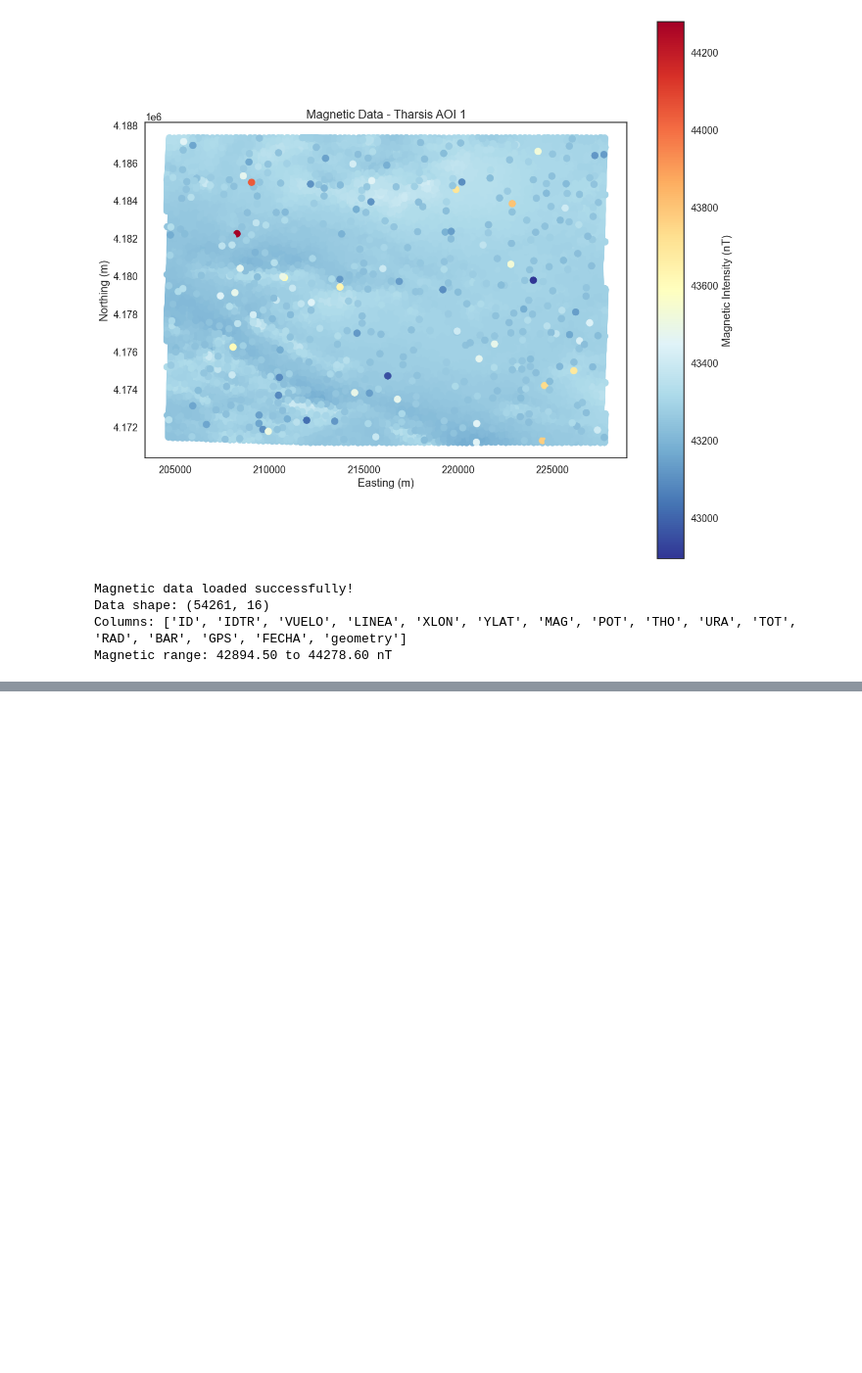
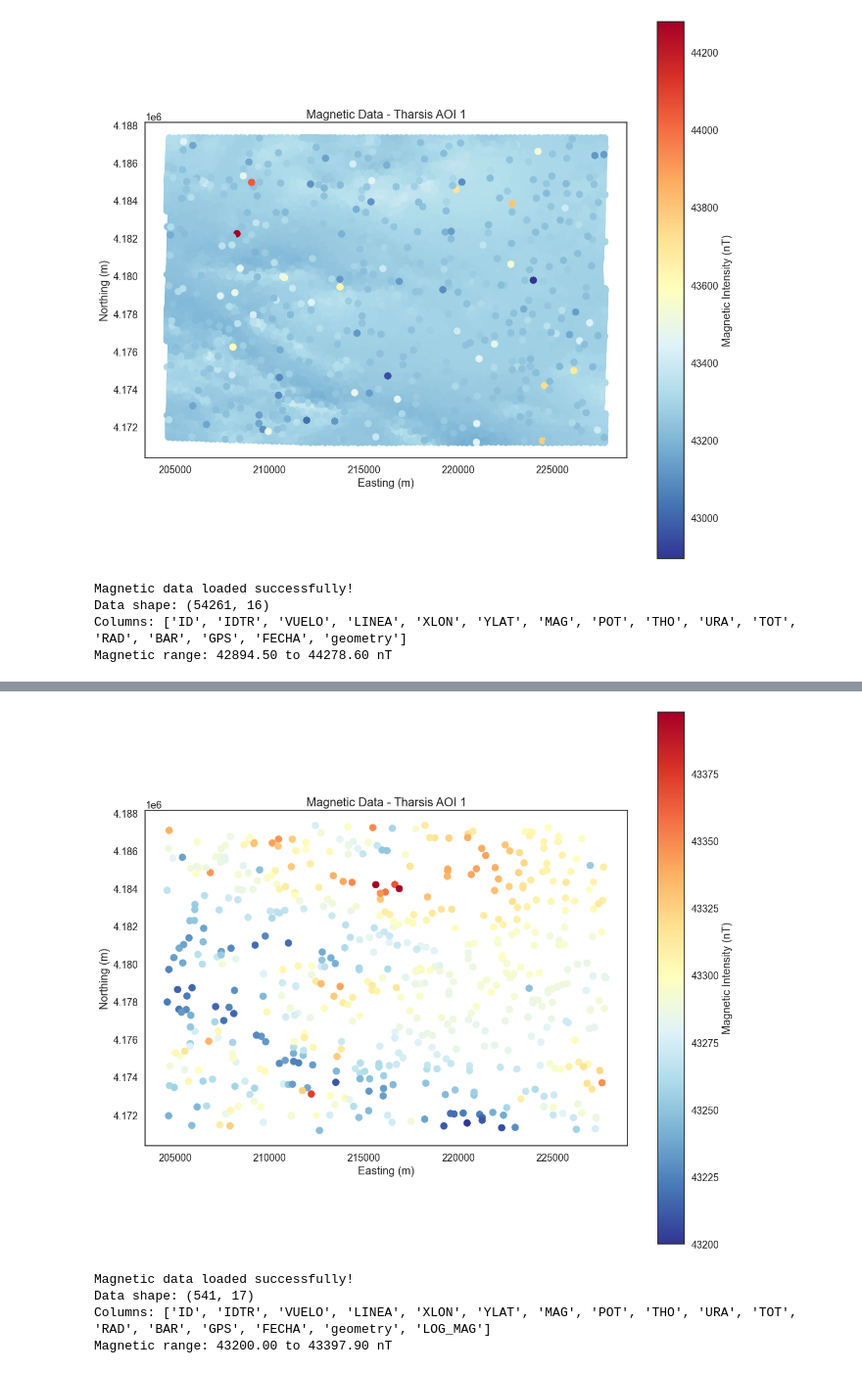
Before and after one commit to terranigma-solutions/Mineye-Terranigma, a Jupyter notebook: GeoModel/gempyModel.ipynb, the cells around one changed output, grey strips where cells are left out. Shown at 98% size. Cells and saved outputs as stored; diff of their text form; code cells hidden in the pictures; blank space fills up the shorter version.

```diff
--- a/GeoModel/gempyModel.ipynb
+++ b/GeoModel/gempyModel.ipynb
@@ -713,0 +782,35 @@ Magnetic range: 42894.50 to 44278.60 nT
+# %%
+# sample the magnetic data
+filtered_magnetic_sampled = filtered_magnetic[::10]
+
+# Create a plot of the gravity data
+fig, ax = plt.subplots(figsize=(12, 10))
+
+
+# Plot the gravity data with a colormap
+filtered_magnetic_sampled_plot = filtered_magnetic_sampled.plot(
+    column='MAG',
+    ax=ax,
+    cmap='RdYlBu_r',
+    legend=True,
+    legend_kwds={'label': 'Magnetic Intensity (nT)', 'orientation': 'vertical'}
+)
+
+ax.set_title('Magnetic Data - Tharsis AOI 1')
+ax.set_xlabel('Easting (m)')
+ax.set_ylabel('Northing (m)')
+ax.set_aspect('equal')
+
+plt.tight_layout()
+plt.show()
+
+print(f"Magnetic data loaded successfully!")
+print(f"Data shape: {filtered_magnetic_sampled.shape}")
+print(f"Columns: {filtered_magnetic_sampled.columns.tolist()}")
+print(f"Magnetic range: {filtered_magnetic_sampled['MAG'].min():.2f} to {filtered_magnetic_sampled['MAG'].max():.2f} nT")
+# %% [output]
+[figure, added]
+Magnetic data loaded successfully!
+Data shape: (541, 17)
+Columns: ['ID', 'IDTR', 'VUELO', 'LINEA', 'XLON', 'YLAT', 'MAG', 'POT', 'THO', 'URA', 'TOT', 'RAD', 'BAR', 'GPS', 'FECHA', 'geometry', 'LOG_MAG']
+Magnetic range: 43200.00 to 43397.90 nT
```
Also changed, not shown: parts of 6 cells of this notebook.
